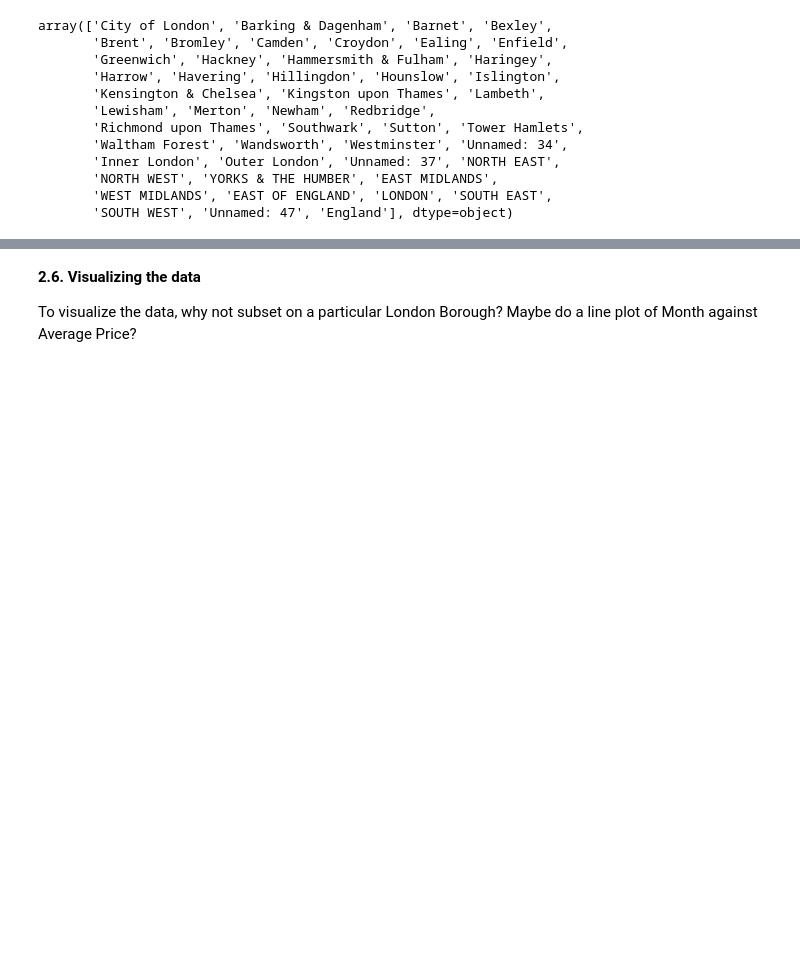
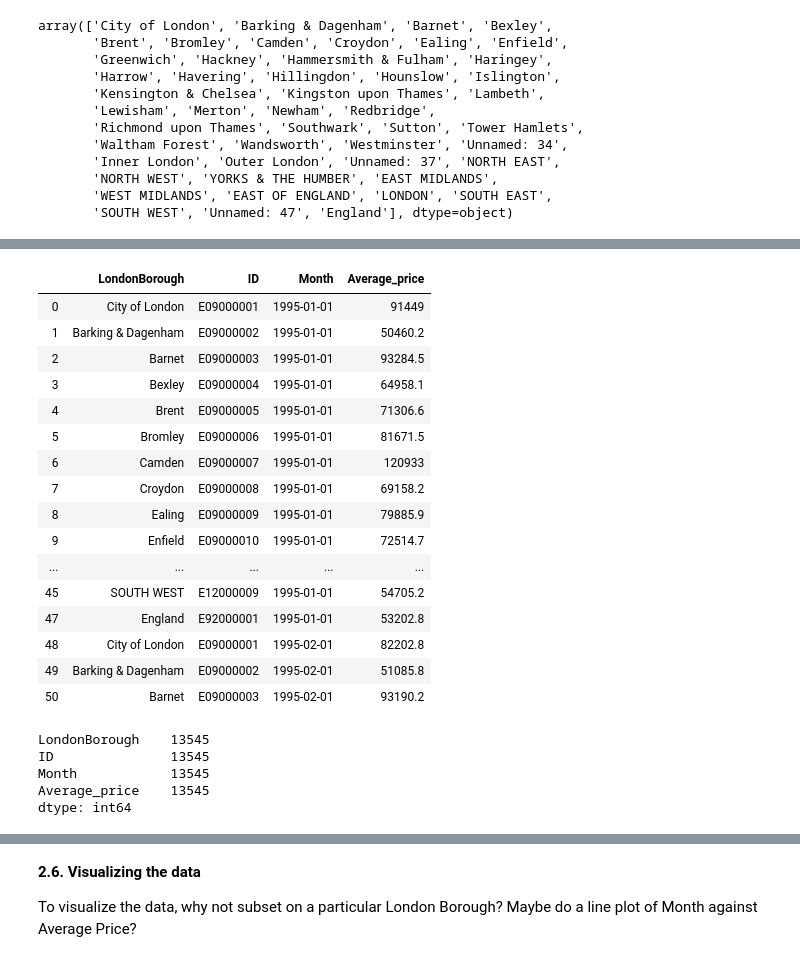
Before and after one commit to asaadkhattab/LondonHousing, a Jupyter notebook: londonhousingcasestudy.ipynb, the cells around one changed output, grey strips where cells are left out. Drawn from its saved outputs; the diff is of its cells as text; code cells hidden in the pictures; blank space fills up the shorter version.

```diff
--- a/londonhousingcasestudy.ipynb
+++ b/londonhousingcasestudy.ipynb
@@ -298,0 +347,30 @@ array(['City of London', 'Barking & Dagenham', 'Barnet', 'Bexley',
+# %%
+# Try your hand at method (1) here:
+NaNFreeDF1 = clean_properties[clean_properties['Average_price'].notna()]
+NaNFreeDF1.head(48)
+# %% [output]
+|  | LondonBorough | ID | Month | Average_price |
+| 0 | City of London | E09000001 | 1995-01-01 | 91449 |
+| 1 | Barking & Dagenham | E09000002 | 1995-01-01 | 50460.2 |
+| 2 | Barnet | E09000003 | 1995-01-01 | 93284.5 |
+| 3 | Bexley | E09000004 | 1995-01-01 | 64958.1 |
+| 4 | Brent | E09000005 | 1995-01-01 | 71306.6 |
+| 5 | Bromley | E09000006 | 1995-01-01 | 81671.5 |
+| 6 | Camden | E09000007 | 1995-01-01 | 120933 |
+| 7 | Croydon | E09000008 | 1995-01-01 | 69158.2 |
+| 8 | Ealing | E09000009 | 1995-01-01 | 79885.9 |
+| 9 | Enfield | E09000010 | 1995-01-01 | 72514.7 |
+| ... | ... | ... | ... | ... |
+| 45 | SOUTH WEST | E12000009 | 1995-01-01 | 54705.2 |
+| 47 | England | E92000001 | 1995-01-01 | 53202.8 |
+| 48 | City of London | E09000001 | 1995-02-01 | 82202.8 |
+| 49 | Barking & Dagenham | E09000002 | 1995-02-01 | 51085.8 |
+| 50 | Barnet | E09000003 | 1995-02-01 | 93190.2 |
+# %%
+NaNFreeDF1.count()
+# %% [output]
+LondonBorough    13545
+ID               13545
+Month            13545
+Average_price    13545
+dtype: int64
```
Also changed, not shown: parts of 16 cells of this notebook.
